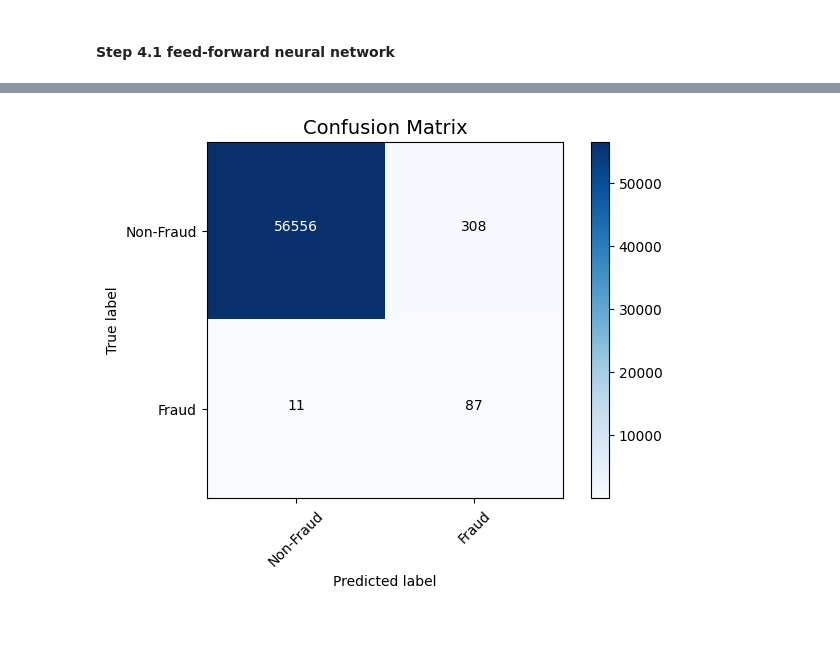
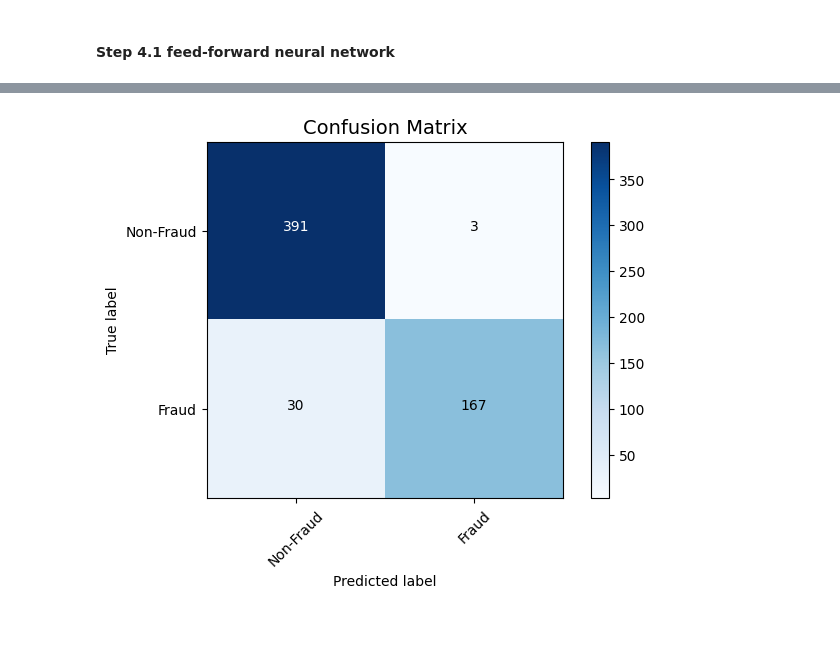
Before and after one commit to chunren/credit-card-fraud-detection-by-neural-network, a Jupyter notebook: credit-card-fraud-detection-by-neural-network.ipynb, the cells around one changed output, grey strips where cells are left out. Drawn from its saved outputs; the diff is of its cells as text; code cells hidden in the pictures.

```diff
--- a/credit-card-fraud-detection-by-neural-network.ipynb
+++ b/credit-card-fraud-detection-by-neural-network.ipynb
@@ -514,35 +514,36 @@ df['Hour'] = df['Time'] // 3600 % 24  # Extract the hour from the 'Time' column
 X = df.drop(columns=['Class', 'Time', 'Amount'])  # Drop 'Time' and 'Amount'
 y = df['Class']
 
-# Split data into train and test sets
-X_train, X_test, y_train, y_test = train_test_split(X, y, test_size=0.2, random_state=42, stratify=y)
+# Split data into fraud and non-fraud
+X_fraud = X[y == 1]
+X_non_fraud = X[y == 0]
+y_fraud = y[y == 1]
+y_non_fraud = y[y == 0]
 
-# Separate fraud and non-fraud cases for undersampling
-X_train_fraud = X_train[y_train == 1]
-X_train_non_fraud = X_train[y_train == 0]
-y_train_fraud = y_train[y_train == 1]
-y_train_non_fraud = y_train[y_train == 0]
-
-# Number of fraud and non-fraud cases to keep (10:1 ratio)
-n_fraud_cases = len(X_train_fraud)
-n_non_fraud_cases = 10 * n_fraud_cases
+# Sample non-fraud cases to match 2:1 ratio (non-fraud:fraud)
+n_fraud_cases = len(X_fraud)
+n_non_fraud_cases = 2 * n_fraud_cases
 
 # Randomly sample the non-fraud cases
-X_train_non_fraud_sampled = X_train_non_fraud.sample(n_non_fraud_cases, random_state=42)
-y_train_non_fraud_sampled = y_train_non_fraud.loc[X_train_non_fraud_sampled.index]
+X_non_fraud_sampled = X_non_fraud.sample(n_non_fraud_cases, random_state=42)
+y_non_fraud_sampled = y_non_fraud.loc[X_non_fraud_sampled.index]
 
 # Combine the fraud and undersampled non-fraud cases
-X_train_balanced = pd.concat([X_train_fraud, X_train_non_fraud_sampled])
-y_train_balanced = pd.concat([y_train_fraud, y_train_non_fraud_sampled])
+X_balanced = pd.concat([X_fraud, X_non_fraud_sampled])
+y_balanced = pd.concat([y_fraud, y_non_fraud_sampled])
 
-# Shuffle the training set
-X_train_balanced, y_train_balanced = shuffle(X_train_balanced, y_train_balanced, random_state=42)
+# Shuffle the combined dataset
+X_balanced, y_balanced = shuffle(X_balanced, y_balanced, random_state=42)
+
+# Split into training (60%) and test (40%) sets
+X_train_balanced, X_test_balanced, y_train_balanced, y_test_balanced = train_test_split(
+    X_balanced, y_balanced, test_size=0.4, random_state=42, stratify=y_balanced)
 
 # --- Data Scaling ---
-# Scale the features using RobustScaler to handle outliers better
+# Scale the features using RobustScaler
 scaler = RobustScaler()
 X_train_scaled = scaler.fit_transform(X_train_balanced)
-X_test_scaled = scaler.transform(X_test)
+X_test_scaled = scaler.transform(X_test_balanced)
 
 # --- Neural Network Definition ---
 n_inputs = X_train_scaled.shape[1]  # Number of input features
@@ -563,11 +564,11 @@ model.compile(optimizer=Adam(learning_rate=0.001),
 
 # --- Model Training ---
 # Class weights to handle imbalanced dataset
-class_weights = {0: 1, 1: 2}  # Reduced class weight for fraud class
+class_weights = {0: 1, 1: 1.2}  # Slightly weighted towards the fraud class
 
 # Train the model
 history = model.fit(X_train_scaled, y_train_balanced,
-                    validation_data=(X_test_scaled, y_test),
+                    validation_data=(X_test_scaled, y_test_balanced),
                     batch_size=32,
                     epochs=30,
                     class_weight=class_weights,
@@ -580,8 +581,8 @@ y_pred_probs = model.predict(X_test_scaled, batch_size=200)
 y_pred_classes = (y_pred_probs > 0.5).astype("int32")  # Convert probabilities to class labels
 
 # Confusion Matrix and Classification Report
-conf_matrix = confusion_matrix(y_test, y_pred_classes)
-report = classification_report(y_test, y_pred_classes, target_names=['Non-Fraud', 'Fraud'], zero_division=0)
+conf_matrix = confusion_matrix(y_test_balanced, y_pred_classes)
+report = classification_report(y_test_balanced, y_pred_classes, target_names=['Non-Fraud', 'Fraud'], zero_division=0)
 
 # Print the classification report
 print("\nClassification Report:\n", report)
@@ -626,7 +627,7 @@ plt.figure()
 plot_confusion_matrix(conf_matrix, classes=['Non-Fraud', 'Fraud'], title='Confusion Matrix')
 
 # Calculate ROC-AUC score
-roc_auc = roc_auc_score(y_test, y_pred_classes)
+roc_auc = roc_auc_score(y_test_balanced, y_pred_classes)
 print(f"\nROC-AUC Score: {roc_auc:.4f}")
 plt.show()
 # %% [output]
@@ -650,4 +651,4 @@ ROC-AUC Score: 0.9412
-[figure, old version]
+[figure, new version]
 # %% [markdown]
 &nbsp;
 # %% [markdown]
```
Also changed, not shown: parts of 1 cell of this notebook.
